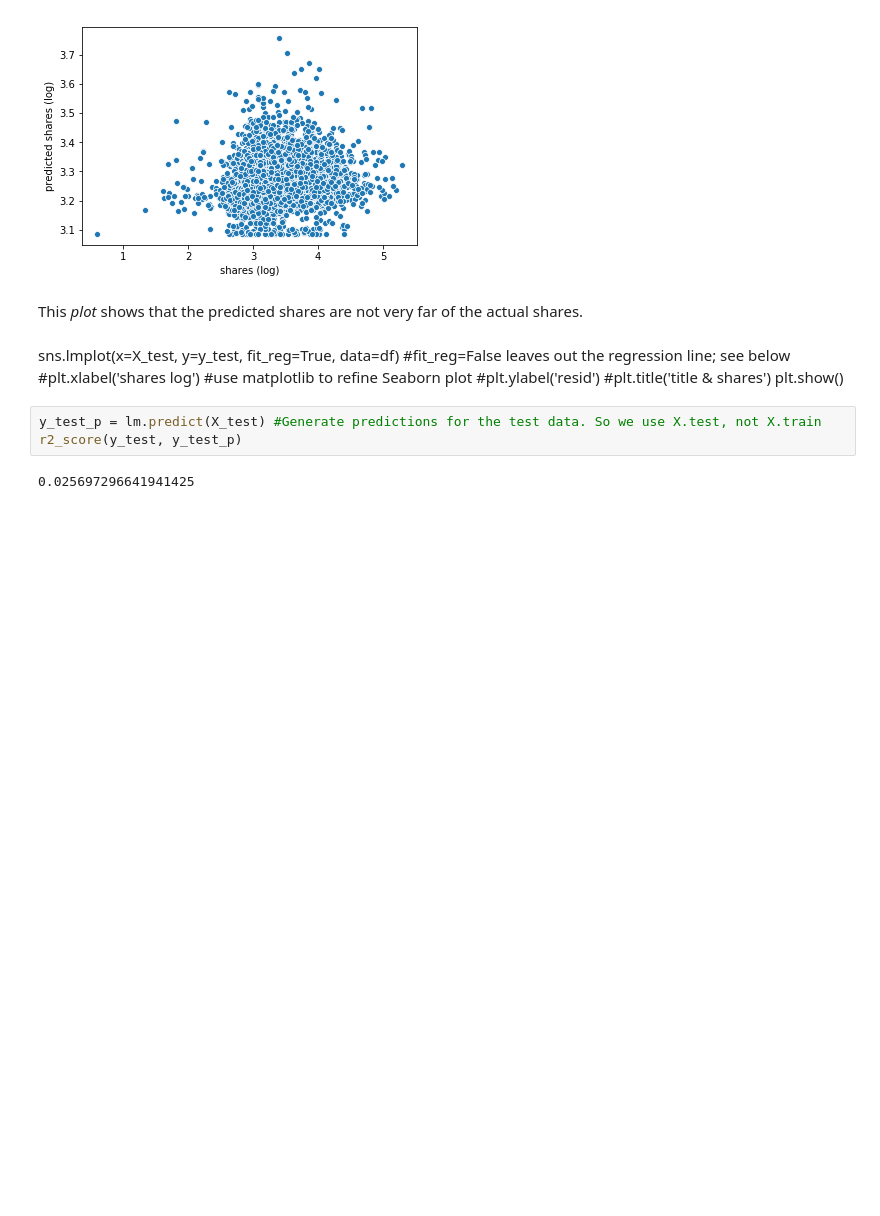
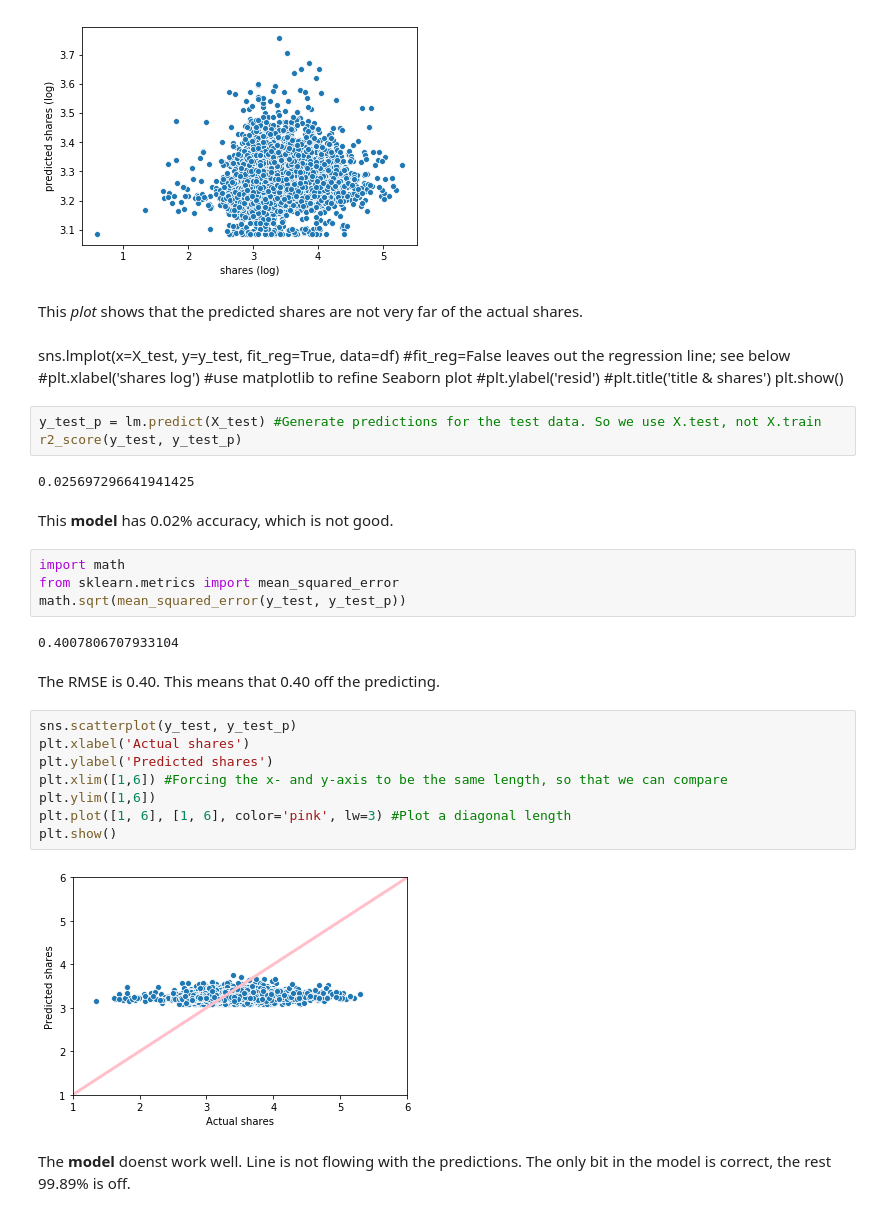
Before and after one commit to RhiedAlOthmani/fml, a Jupyter notebook: week 3 - assignment 3.ipynb, the cells around one changed output. Cells and saved outputs as stored; diff of their text form; blank space fills up the shorter version.

```diff
--- a/week 3 - assignment 3.ipynb
+++ b/week 3 - assignment 3.ipynb
@@ -136,3 +136,25 @@ y_test_p = lm.predict(X_test) #Generate predictions for the test data. So we use
 r2_score(y_test, y_test_p)
 # %% [output]
 0.025697296641941425
+# %% [markdown]
+This <b>model</b> has 0.02% accuracy, which is not good.
+# %%
+import math
+from sklearn.metrics import mean_squared_error
+math.sqrt(mean_squared_error(y_test, y_test_p))
+# %% [output]
+0.4007806707933104
+# %% [markdown]
+The RMSE is 0.40. This means that 0.40 off the predicting.
+# %%
+sns.scatterplot(y_test, y_test_p)
+plt.xlabel('Actual shares')
+plt.ylabel('Predicted shares')
+plt.xlim([1,6]) #Forcing the x- and y-axis to be the same length, so that we can compare
+plt.ylim([1,6])
+plt.plot([1, 6], [1, 6], color='pink', lw=3) #Plot a diagonal length
+plt.show()
+# %% [output]
+[figure, added]
+# %% [markdown]
+The <b>model</b> doenst work well. Line is not flowing with the predictions. The only bit in the model is correct, the rest 99.89% is off.
```
